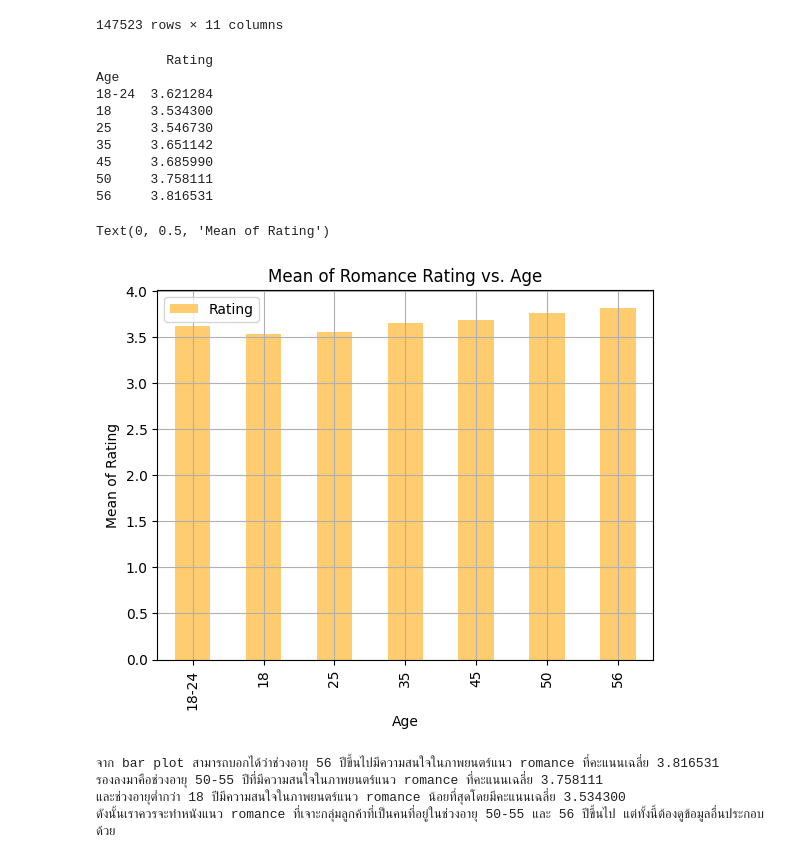
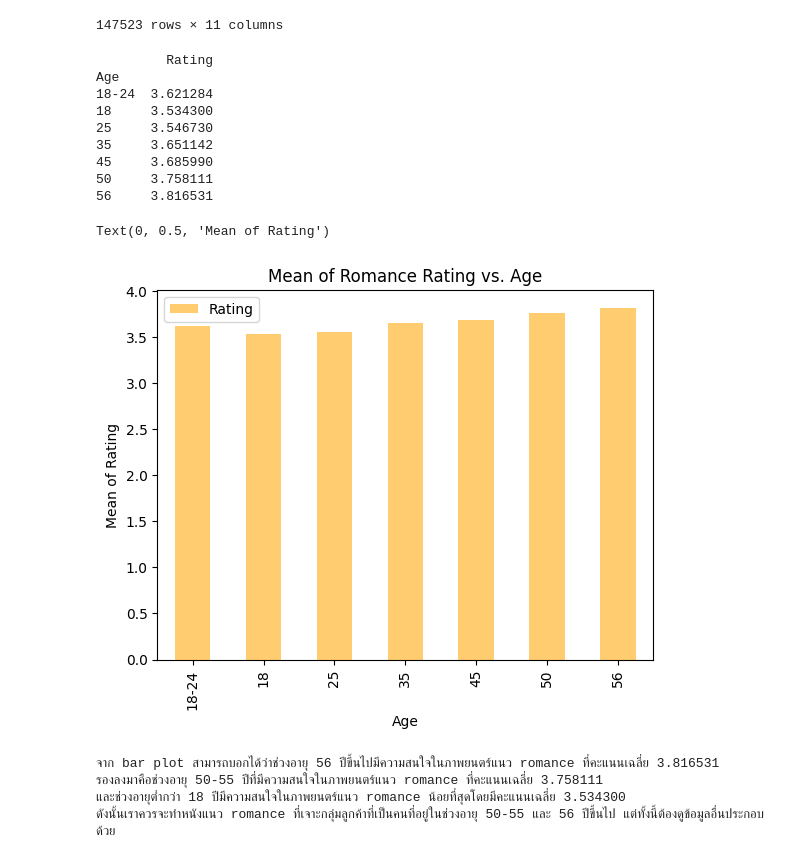
Before and after one commit to Tonry12/data_science_bootcamp_8_tonnaw, a Jupyter notebook: Project2_66.ipynb, the cells around one changed output. Cells and saved outputs as stored; diff of their text form; code cells hidden in the pictures.

```diff
--- a/Project2_66.ipynb
+++ b/Project2_66.ipynb
@@ -526,25 +526,24 @@ See the caveats in the documentation: https://pandas.pydata.org/pandas-docs/stab
 # %%
 age_mean_ratings = romance_data.pivot_table('Rating', index='Age', aggfunc=np.mean)
 age_mean_ratings.rename(index={0:'Under 18', 1:'18-24',2: '25-34',3: '35-44',4: '45-49',
                                   5: '50-55',6: '56+'}, inplace=True)
 print(age_mean_ratings)
 age_mean_ratings.plot(kind='bar', color='#FFCC70')
-plt.grid(True)
 plt.title('Mean of Romance Rating vs. Age')
 plt.xlabel('Age')
 plt.ylabel('Mean of Rating')
 # %% [output]
          Rating
 Age
 18-24  3.621284
 18     3.534300
 25     3.546730
 35     3.651142
 45     3.685990
 50     3.758111
 56     3.816531
 Text(0, 0.5, 'Mean of Rating')
-[figure, old version]
+[figure, new version]
 # %%
 print('จาก bar plot สามารถบอกได้ว่าช่วงอายุ 56 ปีขึ้นไปมีความสนใจในภาพยนตร์แนว romance ที่คะแนนเฉลี่ย 3.816531')
 print('รองลงมาคือช่วงอายุ 50-55 ปีที่มีความสนใจในภาพยนตร์แนว romance ที่คะแนนเฉลี่ย 3.758111')
```
Also changed, not shown: parts of 3 cells of this notebook.
